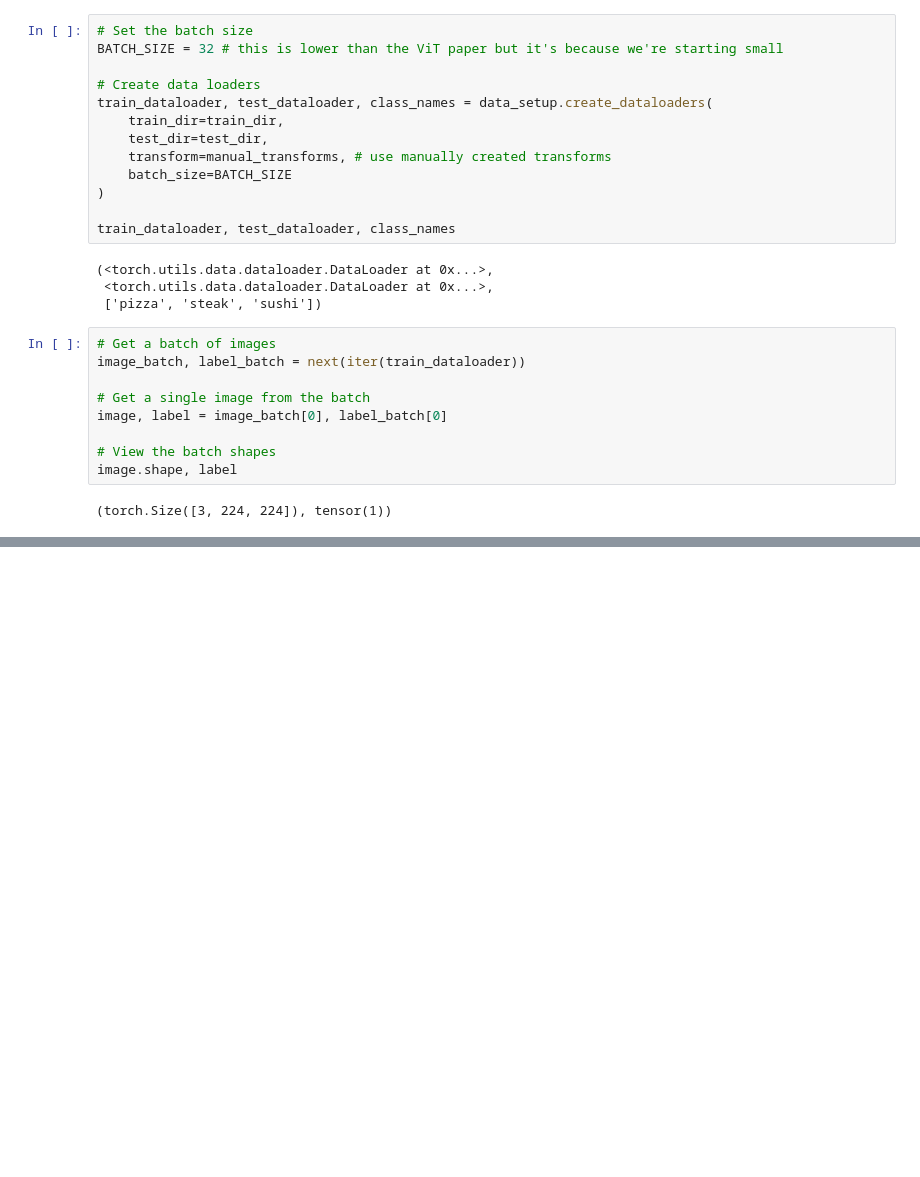
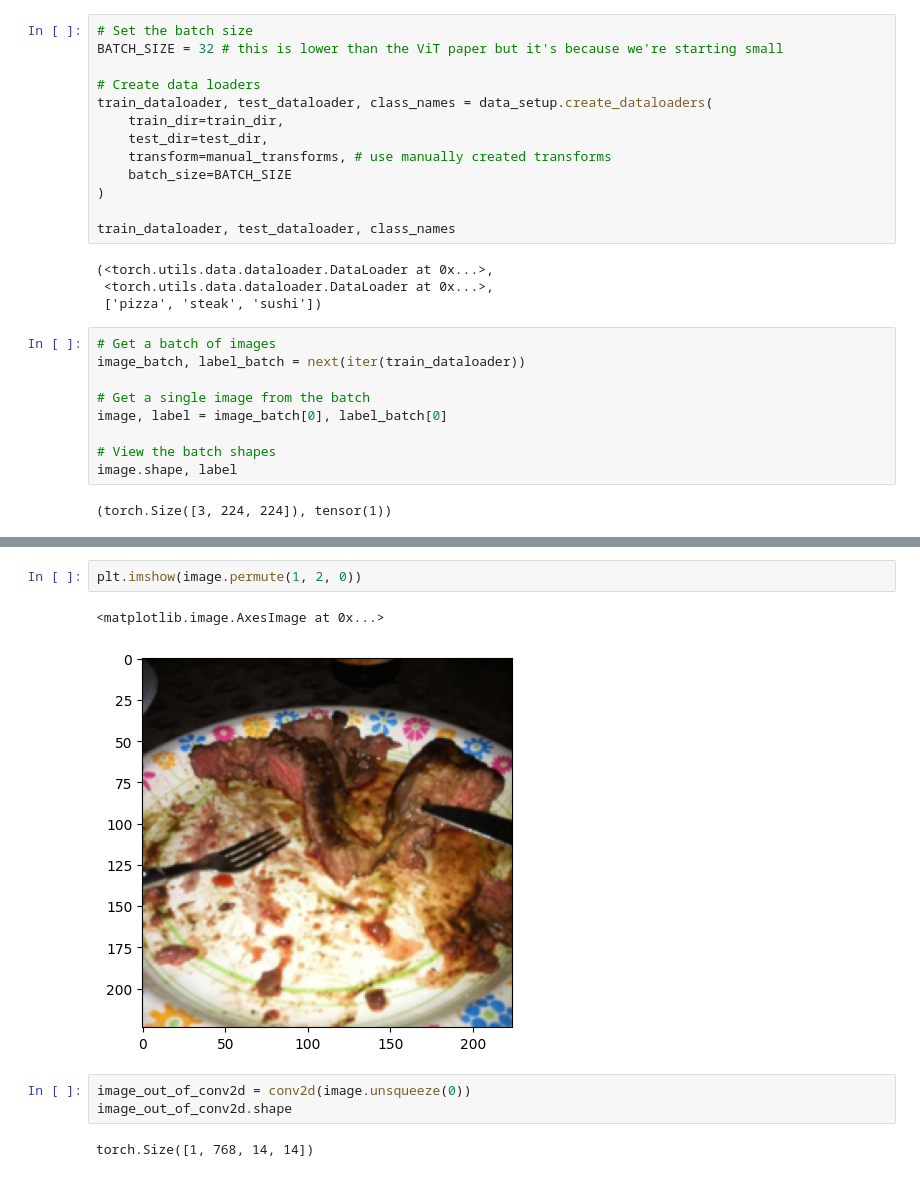
Before and after one commit to Gliitchhh410/PyTorch_Fundmentals, a Jupyter notebook: 08_Vision_Transformer_PyTorch.ipynb, the cells around one changed output, grey strips where cells are left out. Saved outputs shown, nothing was run; the diff lists cells and outputs as text; blank space fills up the shorter version.

```diff
--- a/08_Vision_Transformer_PyTorch.ipynb
+++ b/08_Vision_Transformer_PyTorch.ipynb
@@ -232,0 +260,10 @@ Patch size: 16 pixels x 16 pixels
+# %%
+plt.imshow(image.permute(1, 2, 0))
+# %% [output]
+<matplotlib.image.AxesImage at 0x...>
+[figure, added]
+# %%
+image_out_of_conv2d = conv2d(image.unsqueeze(0))
+image_out_of_conv2d.shape
+# %% [output]
+torch.Size([1, 768, 14, 14])
```
Also changed, not shown: parts of 15 cells of this notebook.
